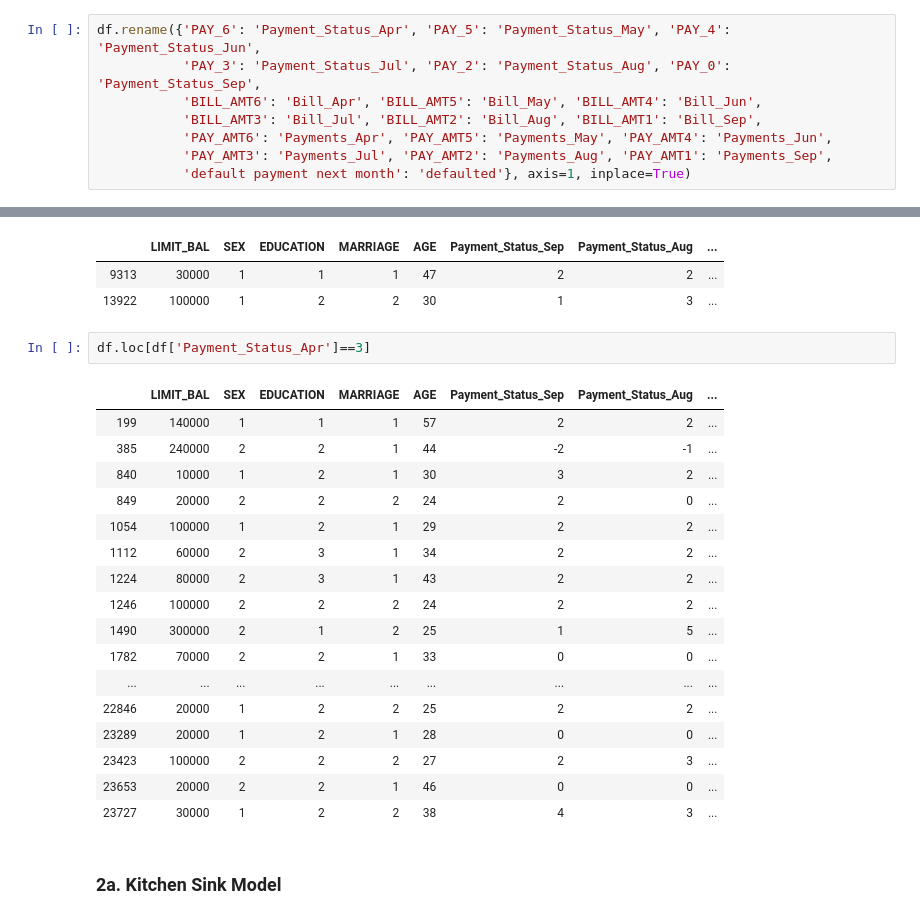
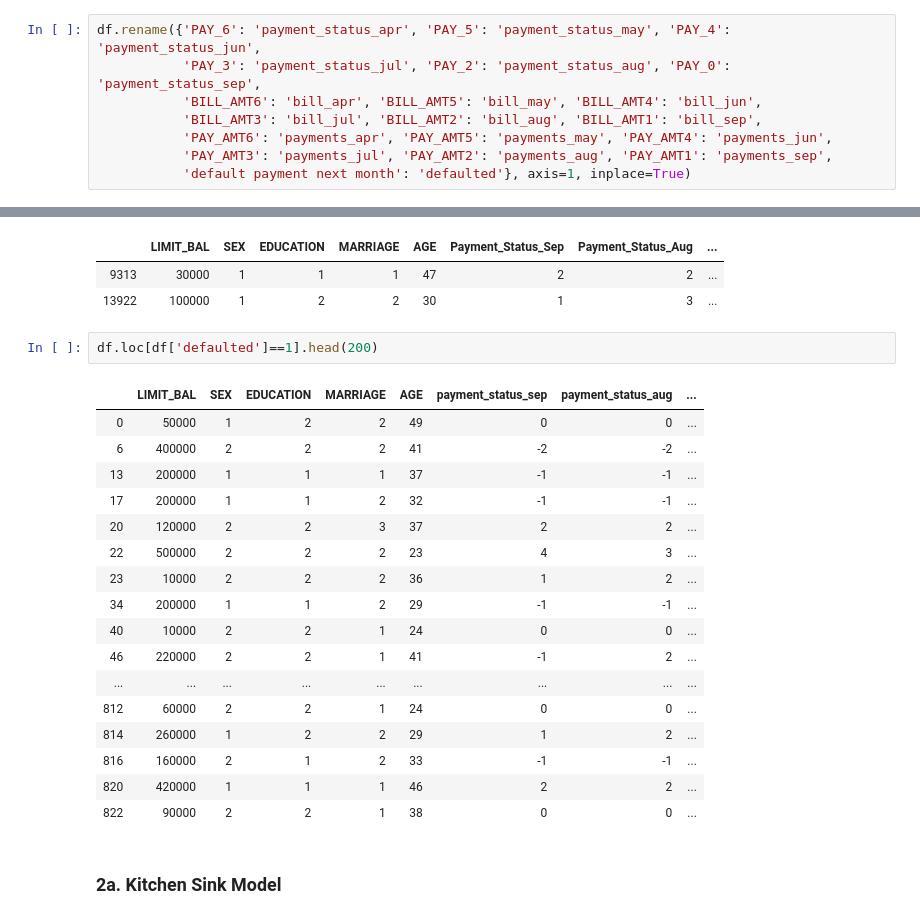
Before and after one commit to jmcneilkeller/Taiwanese_Credit_Card_Defaul, a Jupyter notebook: Taiwan_Repaired.ipynb, the cells around one changed output, grey strips where cells are left out. Cells and saved outputs as stored; diff of their text form.

```diff
--- a/Taiwan_Repaired.ipynb
+++ b/Taiwan_Repaired.ipynb
@@ -296,12 +296,12 @@ Index(['LIMIT_BAL', 'SEX', 'EDUCATION', 'MARRIAGE', 'AGE', 'PAY_0', 'PAY_2',
        'default payment next month'],
       dtype='object')
 # %%
-df.rename({'PAY_6': 'Payment_Status_Apr', 'PAY_5': 'Payment_Status_May', 'PAY_4': 'Payment_Status_Jun',
-           'PAY_3': 'Payment_Status_Jul', 'PAY_2': 'Payment_Status_Aug', 'PAY_0': 'Payment_Status_Sep',
-           'BILL_AMT6': 'Bill_Apr', 'BILL_AMT5': 'Bill_May', 'BILL_AMT4': 'Bill_Jun',
-           'BILL_AMT3': 'Bill_Jul', 'BILL_AMT2': 'Bill_Aug', 'BILL_AMT1': 'Bill_Sep',
-           'PAY_AMT6': 'Payments_Apr', 'PAY_AMT5': 'Payments_May', 'PAY_AMT4': 'Payments_Jun',
-           'PAY_AMT3': 'Payments_Jul', 'PAY_AMT2': 'Payments_Aug', 'PAY_AMT1': 'Payments_Sep',
+df.rename({'PAY_6': 'payment_status_apr', 'PAY_5': 'payment_status_may', 'PAY_4': 'payment_status_jun',
+           'PAY_3': 'payment_status_jul', 'PAY_2': 'payment_status_aug', 'PAY_0': 'payment_status_sep',
+           'BILL_AMT6': 'bill_apr', 'BILL_AMT5': 'bill_may', 'BILL_AMT4': 'bill_jun',
+           'BILL_AMT3': 'bill_jul', 'BILL_AMT2': 'bill_aug', 'BILL_AMT1': 'bill_sep',
+           'PAY_AMT6': 'payments_apr', 'PAY_AMT5': 'payments_may', 'PAY_AMT4': 'payments_jun',
+           'PAY_AMT3': 'payments_jul', 'PAY_AMT2': 'payments_aug', 'PAY_AMT1': 'payments_sep',
            'default payment next month': 'defaulted'}, axis=1, inplace=True)
 # %%
 df.columns
@@ -393,25 +393,25 @@ df.loc[df['Payment_Status_Apr']==8]
 | 9313 | 30000 | 1 | 1 | 1 | 47 | 2 | 2 | ... |
 | 13922 | 100000 | 1 | 2 | 2 | 30 | 1 | 3 | ... |
 # %%
-df.loc[df['Payment_Status_Apr']==3]
+df.loc[df['defaulted']==1].head(200)
 # %% [output]
-|  | LIMIT_BAL | SEX | EDUCATION | MARRIAGE | AGE | Payment_Status_Sep | Payment_Status_Aug | ... |
-| 199 | 140000 | 1 | 1 | 1 | 57 | 2 | 2 | ... |
-| 385 | 240000 | 2 | 2 | 1 | 44 | -2 | -1 | ... |
-| 840 | 10000 | 1 | 2 | 1 | 30 | 3 | 2 | ... |
-| 849 | 20000 | 2 | 2 | 2 | 24 | 2 | 0 | ... |
-| 1054 | 100000 | 1 | 2 | 1 | 29 | 2 | 2 | ... |
-| 1112 | 60000 | 2 | 3 | 1 | 34 | 2 | 2 | ... |
-| 1224 | 80000 | 2 | 3 | 1 | 43 | 2 | 2 | ... |
-| 1246 | 100000 | 2 | 2 | 2 | 24 | 2 | 2 | ... |
-| 1490 | 300000 | 2 | 1 | 2 | 25 | 1 | 5 | ... |
-| 1782 | 70000 | 2 | 2 | 1 | 33 | 0 | 0 | ... |
+|  | LIMIT_BAL | SEX | EDUCATION | MARRIAGE | AGE | payment_status_sep | payment_status_aug | ... |
+| 0 | 50000 | 1 | 2 | 2 | 49 | 0 | 0 | ... |
+| 6 | 400000 | 2 | 2 | 2 | 41 | -2 | -2 | ... |
+| 13 | 200000 | 1 | 1 | 1 | 37 | -1 | -1 | ... |
+| 17 | 200000 | 1 | 1 | 2 | 32 | -1 | -1 | ... |
+| 20 | 120000 | 2 | 2 | 3 | 37 | 2 | 2 | ... |
+| 22 | 500000 | 2 | 2 | 2 | 23 | 4 | 3 | ... |
+| 23 | 10000 | 2 | 2 | 2 | 36 | 1 | 2 | ... |
+| 34 | 200000 | 1 | 1 | 2 | 29 | -1 | -1 | ... |
+| 40 | 10000 | 2 | 2 | 1 | 24 | 0 | 0 | ... |
+| 46 | 220000 | 2 | 2 | 1 | 41 | -1 | 2 | ... |
 | ... | ... | ... | ... | ... | ... | ... | ... | ... |
-| 22846 | 20000 | 1 | 2 | 2 | 25 | 2 | 2 | ... |
-| 23289 | 20000 | 1 | 2 | 1 | 28 | 0 | 0 | ... |
-| 23423 | 100000 | 2 | 2 | 2 | 27 | 2 | 3 | ... |
-| 23653 | 20000 | 2 | 2 | 1 | 46 | 0 | 0 | ... |
-| 23727 | 30000 | 1 | 2 | 2 | 38 | 4 | 3 | ... |
+| 812 | 60000 | 2 | 2 | 1 | 24 | 0 | 0 | ... |
+| 814 | 260000 | 1 | 2 | 2 | 29 | 1 | 2 | ... |
+| 816 | 160000 | 2 | 1 | 2 | 33 | -1 | -1 | ... |
+| 820 | 420000 | 1 | 1 | 1 | 46 | 2 | 2 | ... |
+| 822 | 90000 | 2 | 2 | 1 | 38 | 0 | 0 | ... |
 # %% [markdown]
 ### 2a. Kitchen Sink Model
 # %%
```
Also changed, not shown: parts of 7 cells of this notebook.
